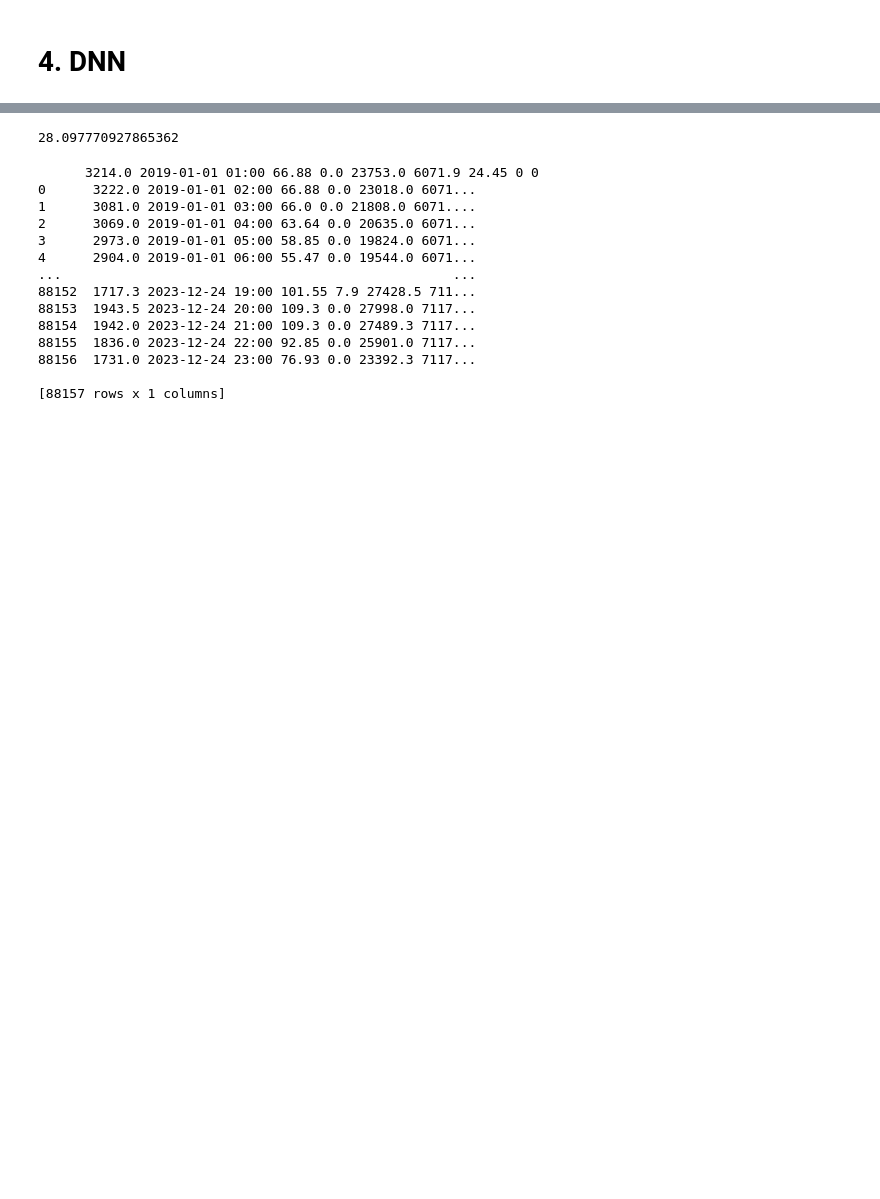
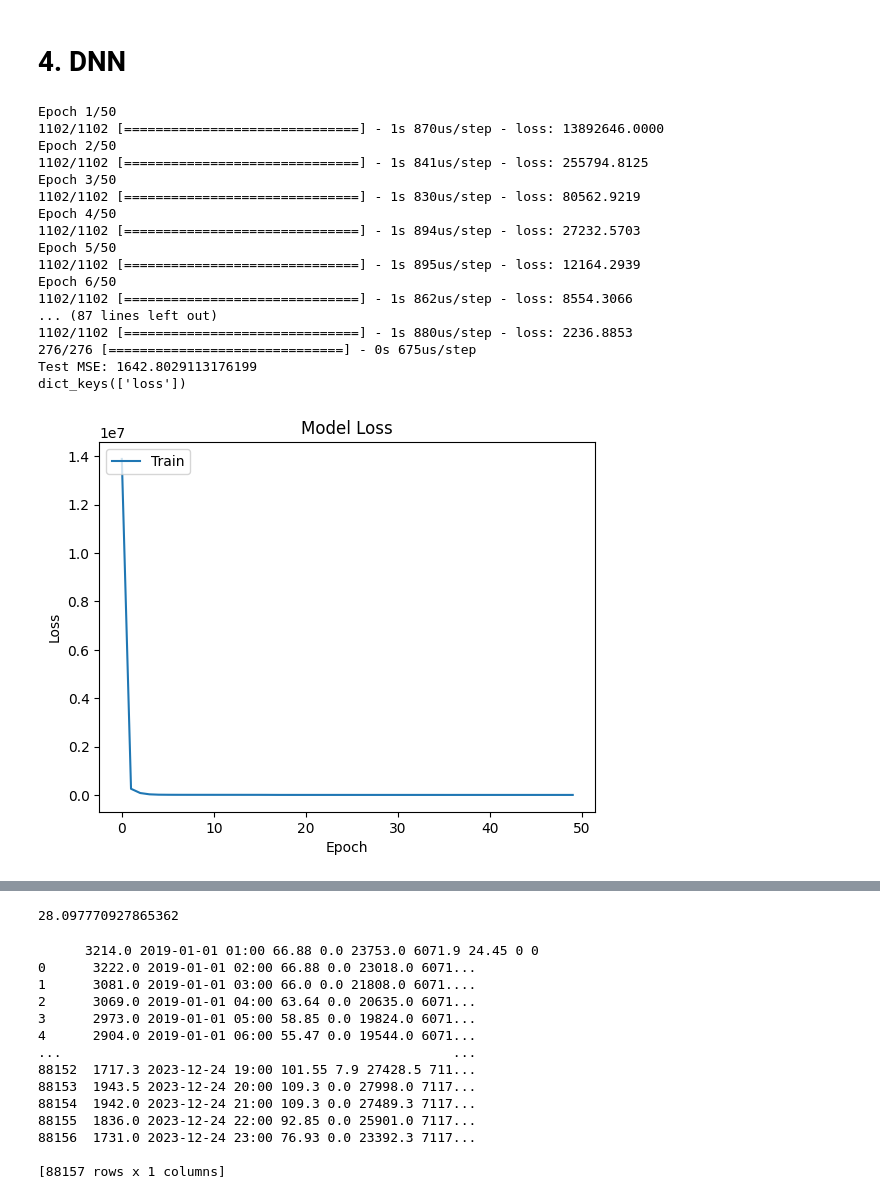
Before and after one commit to adebu/Day-Ahead-Market-Price-Forecast, a Jupyter notebook: price_analysis.ipynb, the cells around one changed output, grey strips where cells are left out. Saved outputs shown, nothing was run; the diff lists cells and outputs as text; code cells hidden in the pictures; blank space fills up the shorter version.

```diff
--- a/price_analysis.ipynb
+++ b/price_analysis.ipynb
@@ -330,0 +376,68 @@ results
+# %%
+import numpy as np
+from sklearn.model_selection import train_test_split
+from sklearn.metrics import mean_squared_error
+from tensorflow.keras.models import Sequential
+from tensorflow.keras.layers import Dense, Dropout
+from scikeras.wrappers import KerasRegressor
+import tensorflow as tf
+import matplotlib.pyplot as plt
+
+# Define the parameters grid
+params = {
+    'batch_size': 20,
+}
+
+# Function to create the neural network model
+def create_model():
+    nn = tf.keras.Sequential()
+    nn.add(tf.keras.layers.Input(shape=(X_train.shape[1],)))  # Adjusted input shape here
+    nn.add(tf.keras.layers.Dense(units=6, activation='relu', kernel_initializer='glorot_uniform'))
+    nn.add(tf.keras.layers.Dropout(rate=0.1))
+    nn.add(tf.keras.layers.Dense(units=4, activation='relu'))
+    nn.add(tf.keras.layers.Dropout(rate=0.1))
+    nn.add(tf.keras.layers.Dense(units=1, activation='linear'))
+    nn.compile(optimizer='adam',
+               loss='mean_squared_error')
+    return nn
+
+# Create KerasRegressor
+model = KerasRegressor(model=create_model)
+
+# Split data into train and test sets
+X_train, X_test, y_train, y_test = train_test_split(X, y, test_size=0.2, random_state=42)
+
+# Fit the model
+history = model.fit(X_train, y_train, epochs=50, callbacks=[tf.keras.callbacks.EarlyStopping(patience=3)], verbose=1)
+
+# Evaluate the model on test set
+y_pred = model.predict(X_test)
+mse = mean_squared_error(y_test, y_pred)
+print("Test MSE:", mse)
+print(history.history_.keys())
+# Plot loss vs epoch
+plt.plot(history.history_['loss'])
+plt.title('Model Loss')
+plt.ylabel('Loss')
+plt.xlabel('Epoch')
+plt.legend(['Train'], loc='upper left')
+plt.show()
+# %% [output]
+Epoch 1/50
+1102/1102 [==============================] - 1s 870us/step - loss: 13892646.0000
+Epoch 2/50
+1102/1102 [==============================] - 1s 841us/step - loss: 255794.8125
+Epoch 3/50
+1102/1102 [==============================] - 1s 830us/step - loss: 80562.9219
+Epoch 4/50
+1102/1102 [==============================] - 1s 894us/step - loss: 27232.5703
+Epoch 5/50
+1102/1102 [==============================] - 1s 895us/step - loss: 12164.2939
+Epoch 6/50
+1102/1102 [==============================] - 1s 862us/step - loss: 8554.3066
+... (87 lines left out)
+1102/1102 [==============================] - 1s 880us/step - loss: 2236.8853
+276/276 [==============================] - 0s 675us/step
+Test MSE: 1642.8029113176199
+dict_keys(['loss'])
+[figure, added]
```
Also changed, not shown: parts of 16 cells of this notebook, 5 other files.
